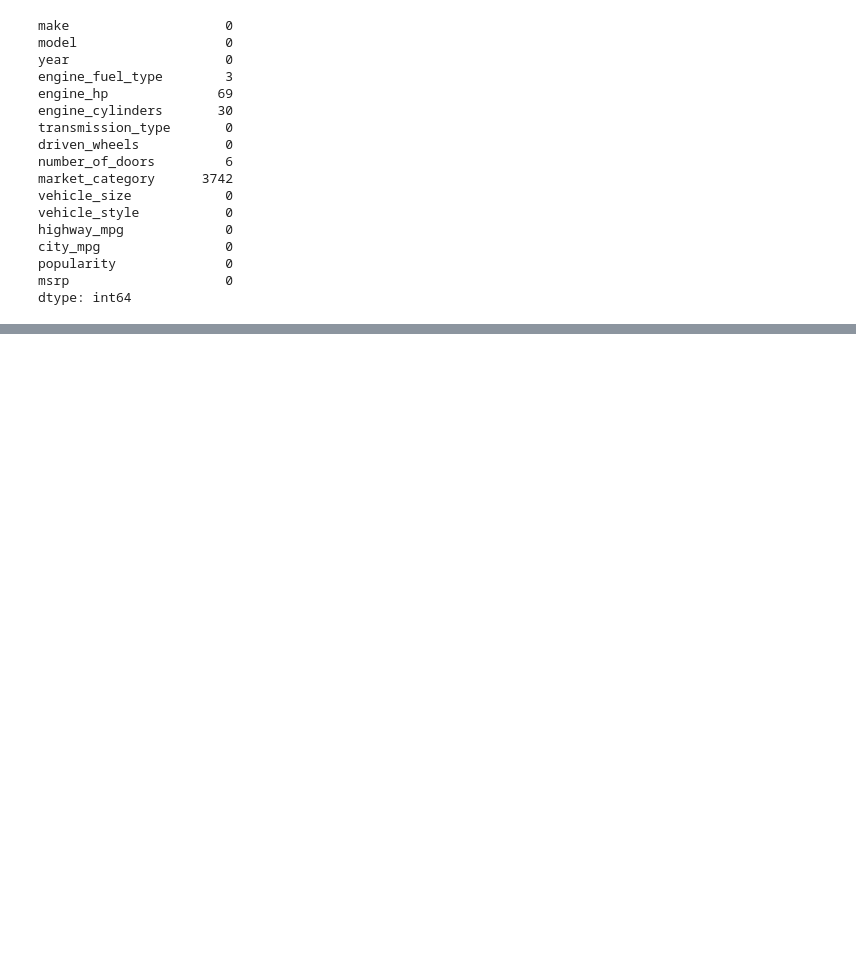
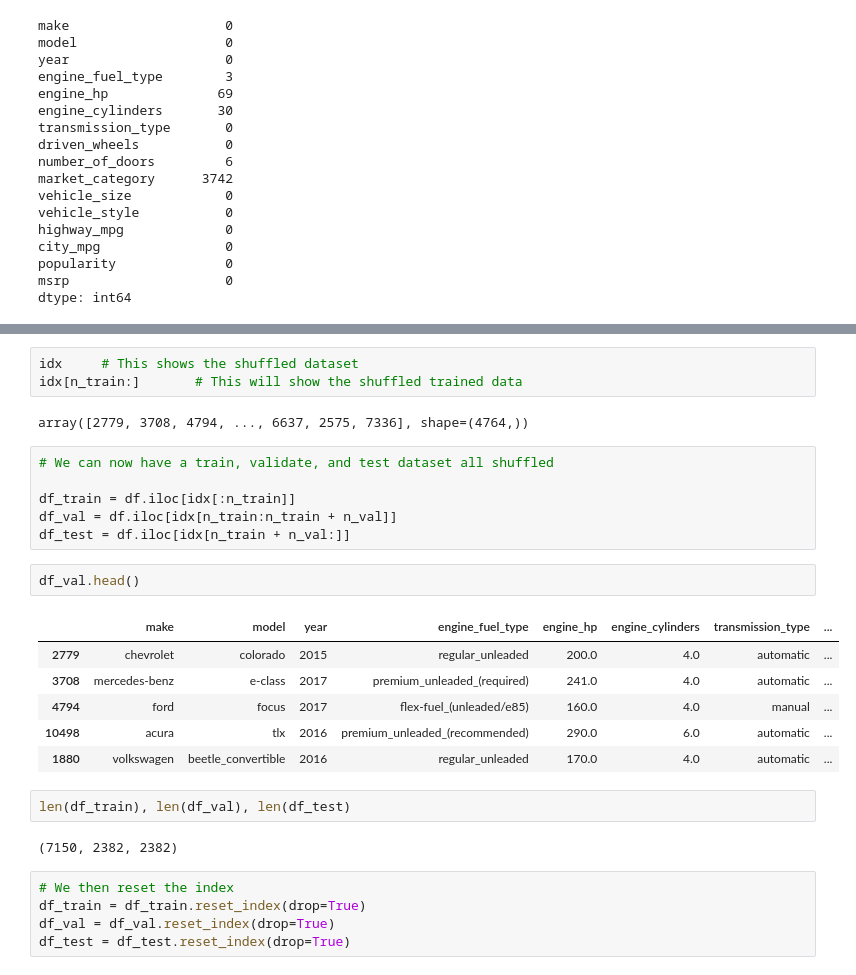
Before and after one commit to Abasi-ifreke/ml-zoomcamp, a Jupyter notebook: 02-regression/01-data-prep.ipynb, the cells around one changed output, grey strips where cells are left out. Cells and saved outputs as stored; diff of their text form; blank space fills up the shorter version.

```diff
--- a/02-regression/01-data-prep.ipynb
+++ b/02-regression/01-data-prep.ipynb
@@ -255,0 +309,29 @@ dtype: int64
+# %%
+idx     # This shows the shuffled dataset
+idx[n_train:]       # This will show the shuffled trained data
+# %% [output]
+array([2779, 3708, 4794, ..., 6637, 2575, 7336], shape=(4764,))
+# %%
+# We can now have a train, validate, and test dataset all shuffled
+
+df_train = df.iloc[idx[:n_train]]
+df_val = df.iloc[idx[n_train:n_train + n_val]]
+df_test = df.iloc[idx[n_train + n_val:]]
+# %%
+df_val.head()
+# %% [output]
+|  | make | model | year | engine_fuel_type | engine_hp | engine_cylinders | transmission_type | ... |
+| 2779 | chevrolet | colorado | 2015 | regular_unleaded | 200.0 | 4.0 | automatic | ... |
+| 3708 | mercedes-benz | e-class | 2017 | premium_unleaded_(required) | 241.0 | 4.0 | automatic | ... |
+| 4794 | ford | focus | 2017 | flex-fuel_(unleaded/e85) | 160.0 | 4.0 | manual | ... |
+| 10498 | acura | tlx | 2016 | premium_unleaded_(recommended) | 290.0 | 6.0 | automatic | ... |
+| 1880 | volkswagen | beetle_convertible | 2016 | regular_unleaded | 170.0 | 4.0 | automatic | ... |
+# %%
+len(df_train), len(df_val), len(df_test)
+# %% [output]
+(7150, 2382, 2382)
+# %%
+# We then reset the index
+df_train = df_train.reset_index(drop=True)
+df_val = df_val.reset_index(drop=True)
+df_test = df_test.reset_index(drop=True)
```
Also changed, not shown: parts of 20 cells of this notebook.
